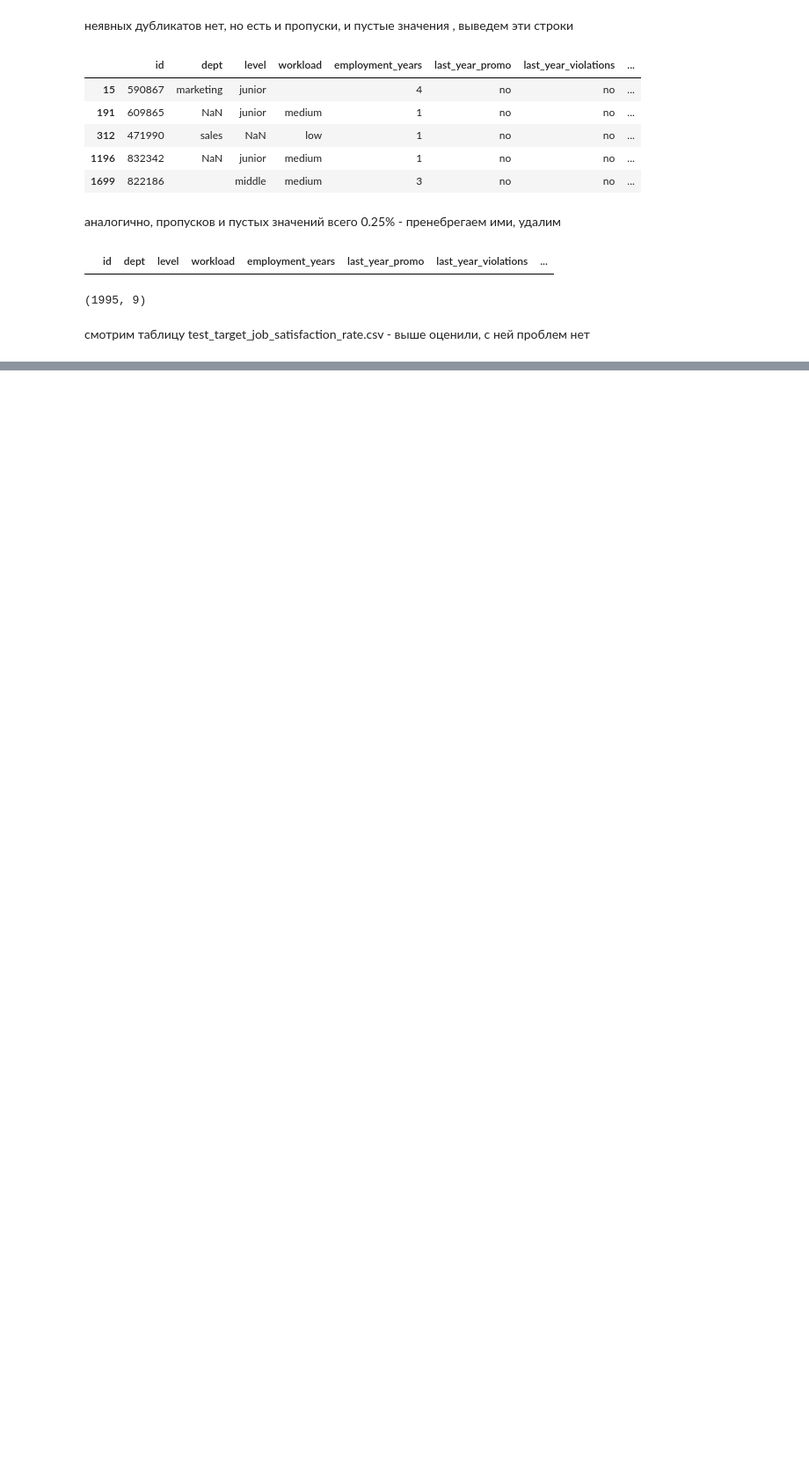
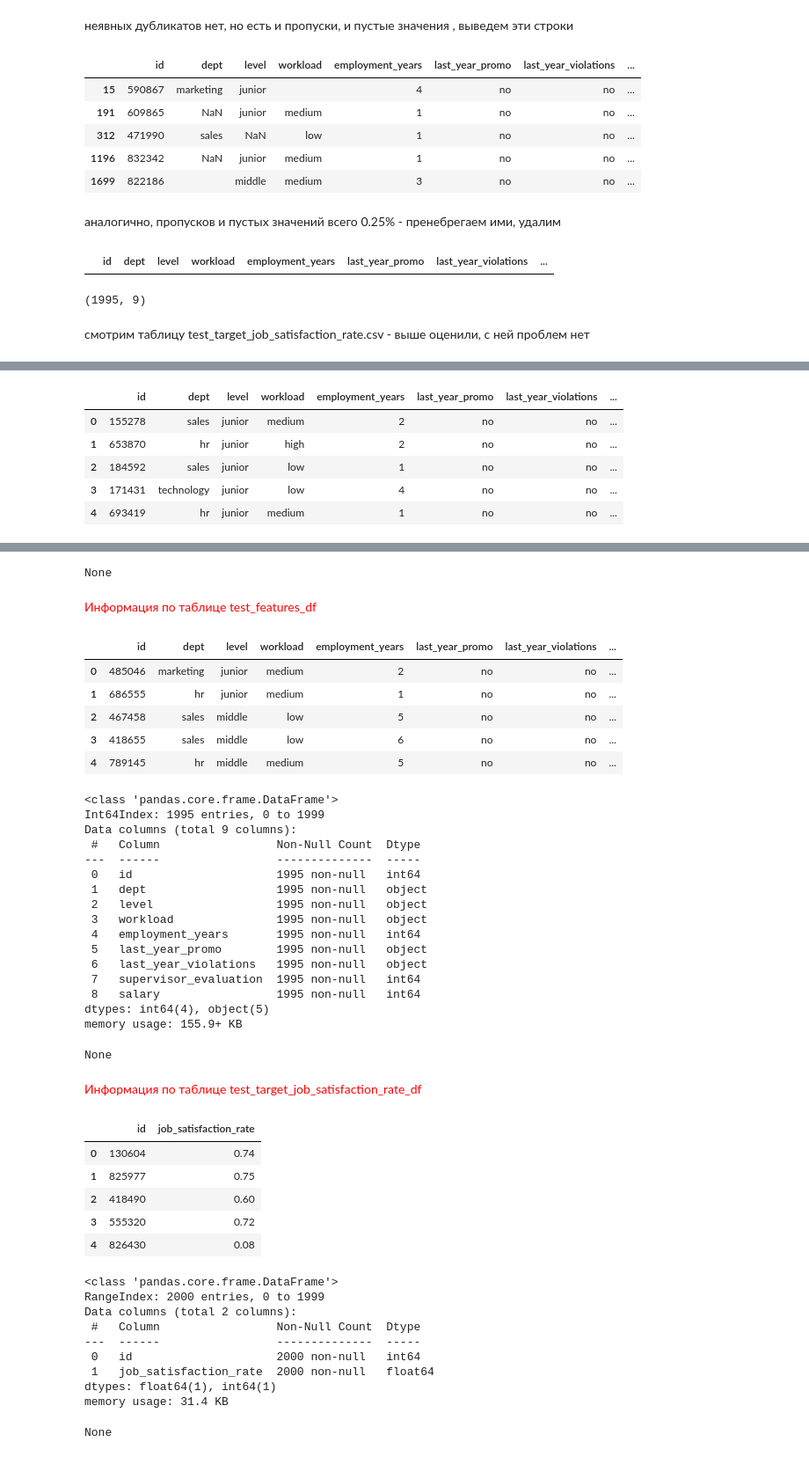
Before and after one commit to anthonypotekhin/studying, a Jupyter notebook: yandex_practicum/9_compilation_proj_2/comp_project_2.ipynb, the cells around one changed output, grey strips where cells are left out. Shown at 88% size. Saved outputs shown, nothing was run; the diff lists cells and outputs as text; code cells hidden in the pictures; blank space fills up the shorter version.

```diff
--- a/yandex_practicum/9_compilation_proj_2/comp_project_2.ipynb
+++ b/yandex_practicum/9_compilation_proj_2/comp_project_2.ipynb
@@ -353,0 +356,13 @@ test_features_df.shape
+# %%
+for df in [train_job_satisfaction_rate_df, test_features_df, test_target_job_satisfaction_rate_df]:
+    import inspect
+    caller_locals = inspect.currentframe().f_back.f_locals
+    dataset_name = get_dataset_name(df)
+    # pd.set_option('display.max_rows', None)
+
+    print_red(f'Информация по таблице {dataset_name}')
+    display(df.head())
+    print()
+    display(df.info())
+    print()
+# %% [output]
@@ -353,0 +370,6 @@ test_features_df.shape
+|  | id | dept | level | workload | employment_years | last_year_promo | last_year_violations | ... |
+| 0 | 155278 | sales | junior | medium | 2 | no | no | ... |
+| 1 | 653870 | hr | junior | high | 2 | no | no | ... |
+| 2 | 184592 | sales | junior | low | 1 | no | no | ... |
+| 3 | 171431 | technology | junior | low | 4 | no | no | ... |
+| 4 | 693419 | hr | junior | medium | 1 | no | no | ... |
@@ -353,0 +393,42 @@ test_features_df.shape
+None
+<span style="color:red">Информация по таблице test_features_df</span>
+|  | id | dept | level | workload | employment_years | last_year_promo | last_year_violations | ... |
+| 0 | 485046 | marketing | junior | medium | 2 | no | no | ... |
+| 1 | 686555 | hr | junior | medium | 1 | no | no | ... |
+| 2 | 467458 | sales | middle | low | 5 | no | no | ... |
+| 3 | 418655 | sales | middle | low | 6 | no | no | ... |
+| 4 | 789145 | hr | middle | medium | 5 | no | no | ... |
+<class 'pandas.core.frame.DataFrame'>
+Int64Index: 1995 entries, 0 to 1999
+Data columns (total 9 columns):
+ #   Column                 Non-Null Count  Dtype
+---  ------                 --------------  -----
+ 0   id                     1995 non-null   int64
+ 1   dept                   1995 non-null   object
+ 2   level                  1995 non-null   object
+ 3   workload               1995 non-null   object
+ 4   employment_years       1995 non-null   int64
+ 5   last_year_promo        1995 non-null   object
+ 6   last_year_violations   1995 non-null   object
+ 7   supervisor_evaluation  1995 non-null   int64
+ 8   salary                 1995 non-null   int64
+dtypes: int64(4), object(5)
+memory usage: 155.9+ KB
+None
+<span style="color:red">Информация по таблице test_target_job_satisfaction_rate_df</span>
+|  | id | job_satisfaction_rate |
+| 0 | 130604 | 0.74 |
+| 1 | 825977 | 0.75 |
+| 2 | 418490 | 0.60 |
+| 3 | 555320 | 0.72 |
+| 4 | 826430 | 0.08 |
+<class 'pandas.core.frame.DataFrame'>
+RangeIndex: 2000 entries, 0 to 1999
+Data columns (total 2 columns):
+ #   Column                 Non-Null Count  Dtype
+---  ------                 --------------  -----
+ 0   id                     2000 non-null   int64
+ 1   job_satisfaction_rate  2000 non-null   float64
+dtypes: float64(1), int64(1)
+memory usage: 31.4 KB
+None
```
Also changed, not shown: parts of 14 cells of this notebook.
